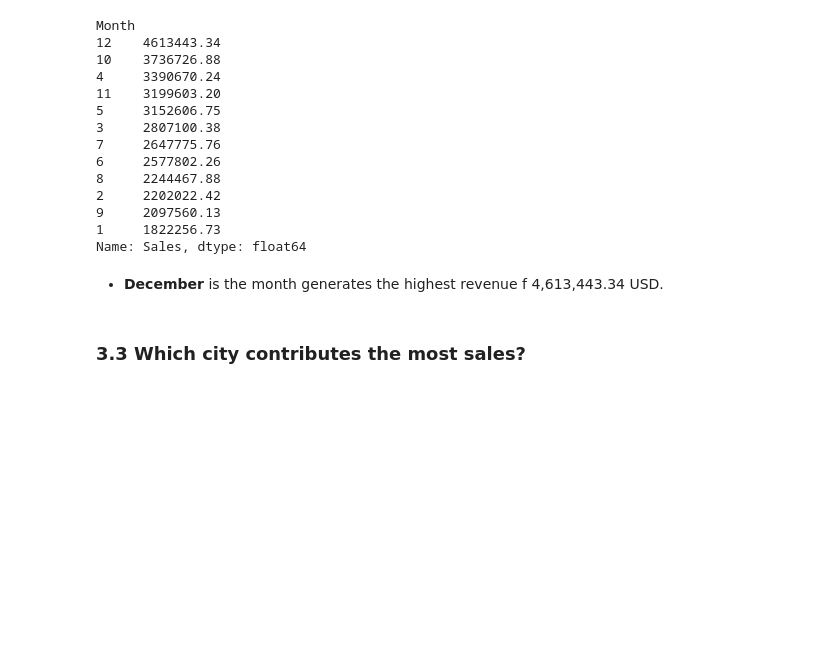
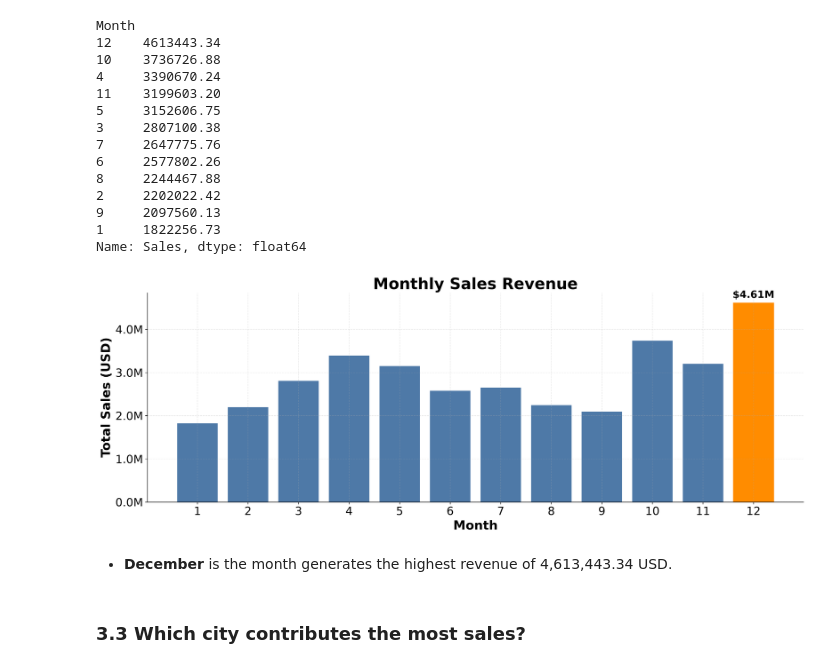
Before and after one commit to Ivy219/2026-Phase-2-Data-Science-IvyTANG, a Jupyter notebook: Part3/part3_submission.ipynb, the cells around one changed output. Cells and saved outputs as stored; diff of their text form; code cells hidden in the pictures; blank space fills up the shorter version.

Commit message:
wrote EDA part and finished sales pattern & product performance

```diff
--- a/Part3/part3_submission.ipynb
+++ b/Part3/part3_submission.ipynb
@@ -12,25 +12,26 @@ import seaborn as sns
 plt.rcParams.update({
 
     # Figure
-    "figure.figsize": (8, 6),
-    "figure.dpi": 120,
+    "figure.figsize": (16, 6),
+    "figure.dpi": 300,
 
     # Font
     "font.family": "DejaVu Sans",
 
     # Title
-    "axes.titlesize": 18,
+    "axes.titlesize": 25,
     "axes.titleweight": "bold",
 
     # Axis labels
-    "axes.labelsize": 14,
+    "axes.labelsize": 20,
+    "axes.labelweight": "bold",
 
     # Tick labels
-    "xtick.labelsize": 14,
-    "ytick.labelsize": 14,
+    "xtick.labelsize": 18,
+    "ytick.labelsize": 18,
 
     # Legend
-    "legend.fontsize": 13,
+    "legend.fontsize": 18,
 
     # Grid
     "axes.grid": True,
@@ -295,8 +296,50 @@ Month
 9     2097560.13
 1     1822256.73
 Name: Sales, dtype: float64
+# %%
+# Visualise with bar chart
+plt.figure()
+
+from matplotlib.ticker import FuncFormatter
+
+ax = plt.gca()
+ax.yaxis.set_major_formatter(
+    FuncFormatter(lambda x, pos: f"{x/1e6:.1f}M")
+)
+bars = plt.bar(
+    monthly_sales.index.astype(str),
+    monthly_sales.values,
+    color=PRIMARY,
+    linewidth=0.8
+)
+
+plt.title("Monthly Sales Revenue")
+plt.xlabel("Month")
+plt.ylabel("Total Sales (USD)")
+
+# Highlight the highest month
+max_idx = monthly_sales.idxmax()
+max_value = monthly_sales.max()
+
+bars[max_idx - 1].set_color("darkorange")
+
+plt.annotate(
+    f"${max_value/1e6:.2f}M",
+    xy=(max_idx - 1, max_value),
+    xytext=(0, 8),
+    textcoords="offset points",
+    ha="center",
+    fontsize=16,
+    fontweight="bold"
+)
+
+plt.tight_layout()
+plt.savefig("Figures/Figure2_Monthly Sales.png", dpi=300, bbox_inches="tight")
+plt.show()
+# %% [output]
+[figure, added]
 # %% [markdown]
-* **December** is the month generates the highest revenue f 4,613,443.34 USD.
+* **December** is the month generates the highest revenue of 4,613,443.34 USD.
 # %% [markdown]
 ### 3.3 Which city contributes the most sales?
 # %%
```
Also changed, not shown: parts of 5 cells of this notebook, 6 other files.
